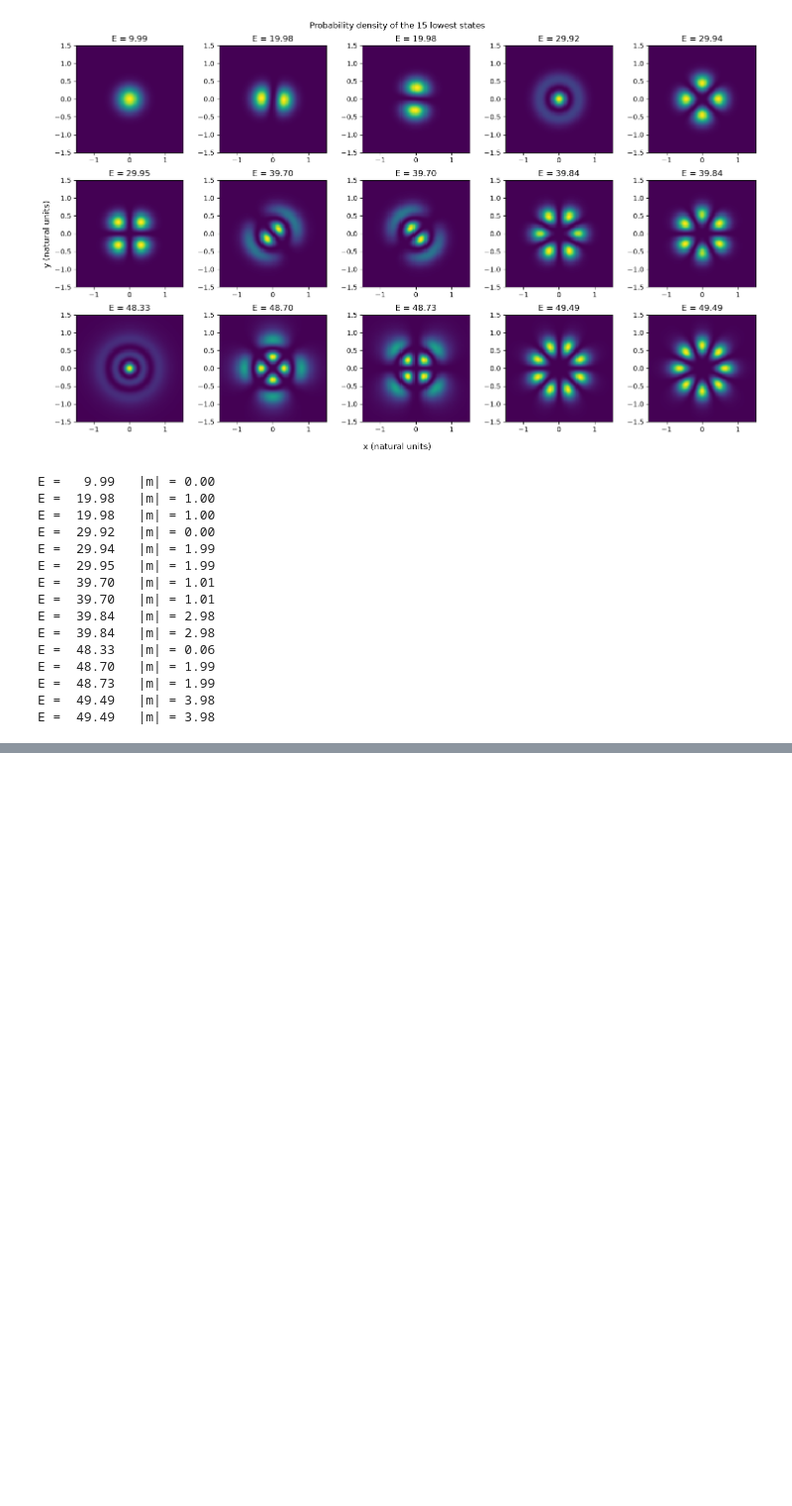
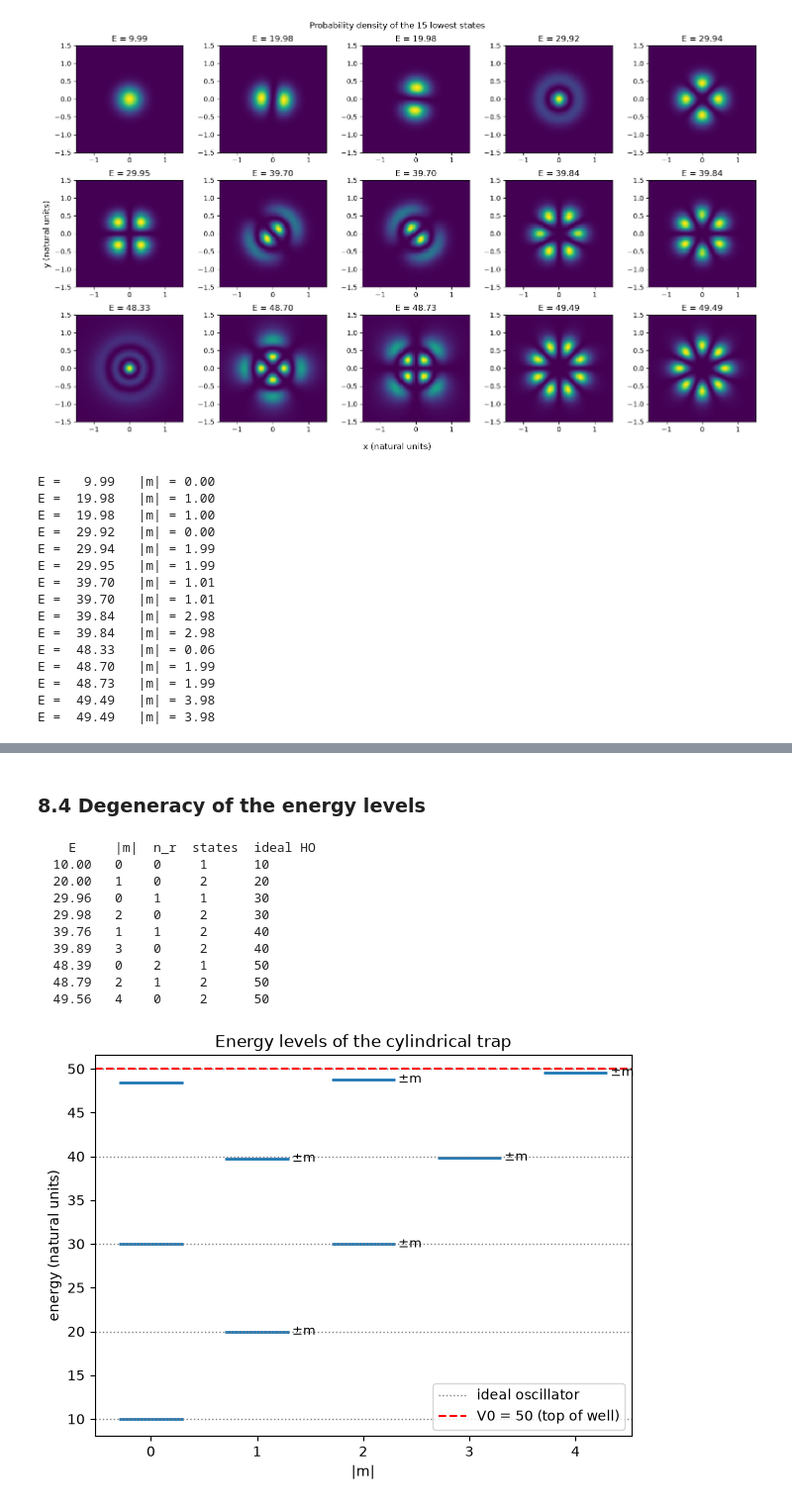
Before and after one commit to Ss0cr4mM/Project-3-Comp-Methods, a Jupyter notebook: Project3.ipynb, the cells around one changed output, grey strips where cells are left out. Shown at 99% size. Cells and saved outputs as stored; diff of their text form; code cells hidden in the pictures; blank space fills up the shorter version.

```diff
--- a/Project3.ipynb
+++ b/Project3.ipynb
@@ -806,0 +879,45 @@ E =  49.49   |m| = 3.98
+# %% [markdown]
+### 8.4 Degeneracy of the energy levels
+# %%
+# All bound levels from the radial equation, sorted by energy
+levels = []
+for m, (E, R) in results_r.items():
+    for n_r, E_level in enumerate(E):
+        levels.append((E_level, m, n_r))
+levels.sort()
+
+# Table: number of states per level and comparison with the ideal oscillator
+print("    E     |m|  n_r  states  ideal HO")
+for E_level, m, n_r in levels:
+    n_states = 1 if m == 0 else 2        # +m and -m give the same energy
+    E_ho = 10 * (2 * n_r + m + 1)        # ideal 2D oscillator, omega = 10
+    print(f"{E_level:7.2f}   {m}    {n_r}     {n_states}      {E_ho}")
+
+# Energy-level diagram
+plt.figure(figsize=(7, 5))
+for E_level, m, n_r in levels:
+    plt.hlines(E_level, m - 0.3, m + 0.3, color="C0", linewidth=2)
+    if m > 0:
+        plt.text(m + 0.33, E_level, "±m", va="center", fontsize=9)
+for E_ho in range(10, 60, 10):
+    plt.axhline(E_ho, color="gray", linestyle=":", linewidth=1,
+                label="ideal oscillator" if E_ho == 10 else None)
+plt.axhline(V0_2d, color="red", linestyle="--", label="V0 = 50 (top of well)")
+plt.xticks(range(5))
+plt.xlabel("|m|")
+plt.ylabel("energy (natural units)")
+plt.title("Energy levels of the cylindrical trap")
+plt.legend(loc="lower right")
+plt.show()
+# %% [output]
+    E     |m|  n_r  states  ideal HO
+  10.00   0    0     1      10
+  20.00   1    0     2      20
+  29.96   0    1     1      30
+  29.98   2    0     2      30
+  39.76   1    1     2      40
+  39.89   3    0     2      40
+  48.39   0    2     1      50
+  48.79   2    1     2      50
+  49.56   4    0     2      50
+[figure, added]
```
Also changed, not shown: parts of 8 cells of this notebook.
